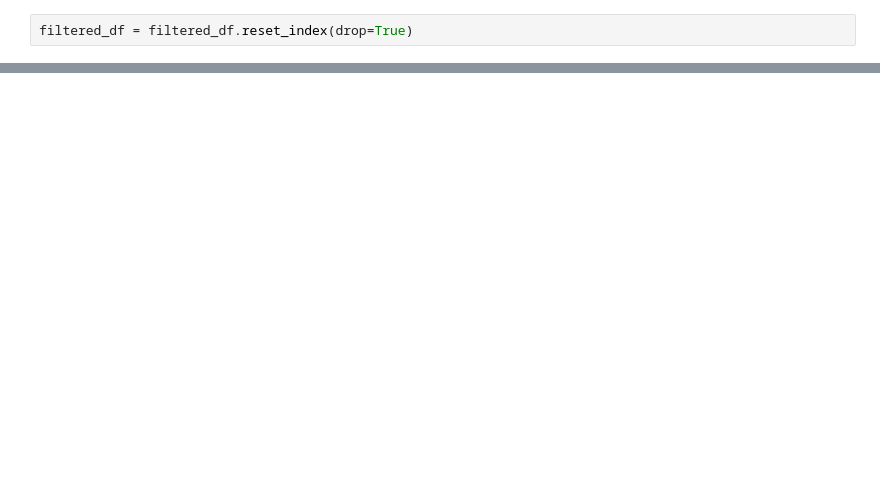
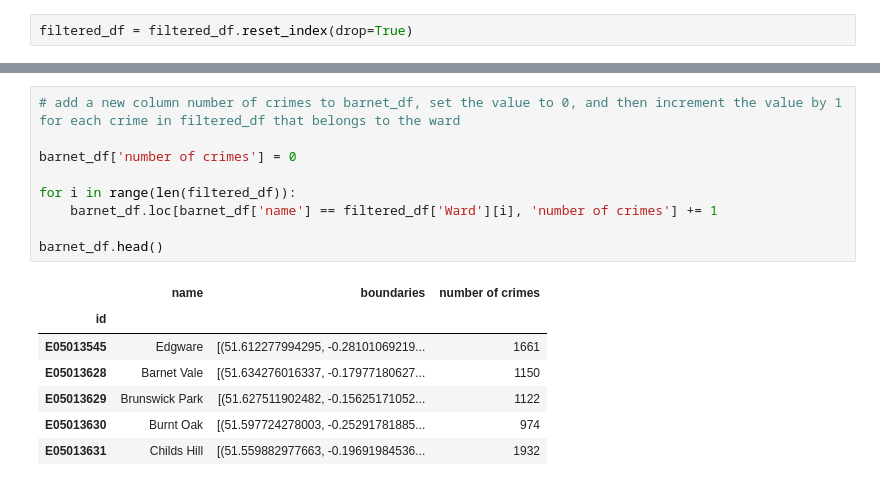
Before and after one commit to isavgt/JBG050-group11, a Jupyter notebook: data_cleaning.ipynb, the cells around one changed output, grey strips where cells are left out. Drawn from its saved outputs; the diff is of its cells as text; blank space fills up the shorter version.

```diff
--- a/data_cleaning.ipynb
+++ b/data_cleaning.ipynb
@@ -169,0 +207,17 @@ m
+# %%
+# add a new column number of crimes to barnet_df, set the value to 0, and then increment the value by 1 for each crime in filtered_df that belongs to the ward
+
+barnet_df['number of crimes'] = 0
+
+for i in range(len(filtered_df)):
+    barnet_df.loc[barnet_df['name'] == filtered_df['Ward'][i], 'number of crimes'] += 1
+
+barnet_df.head()
+# %% [output]
+|  | name | boundaries | number of crimes |
+| id |  |  |  |
+| E05013545 | Edgware | [(51.612277994295, -0.28101069219... | 1661 |
+| E05013628 | Barnet Vale | [(51.634276016337, -0.17977180627... | 1150 |
+| E05013629 | Brunswick Park | [(51.627511902482, -0.15625171052... | 1122 |
+| E05013630 | Burnt Oak | [(51.597724278003, -0.25291781885... | 974 |
+| E05013631 | Childs Hill | [(51.559882977663, -0.19691984536... | 1932 |
```
Also changed, not shown: parts of 4 cells of this notebook, 1 other file.
